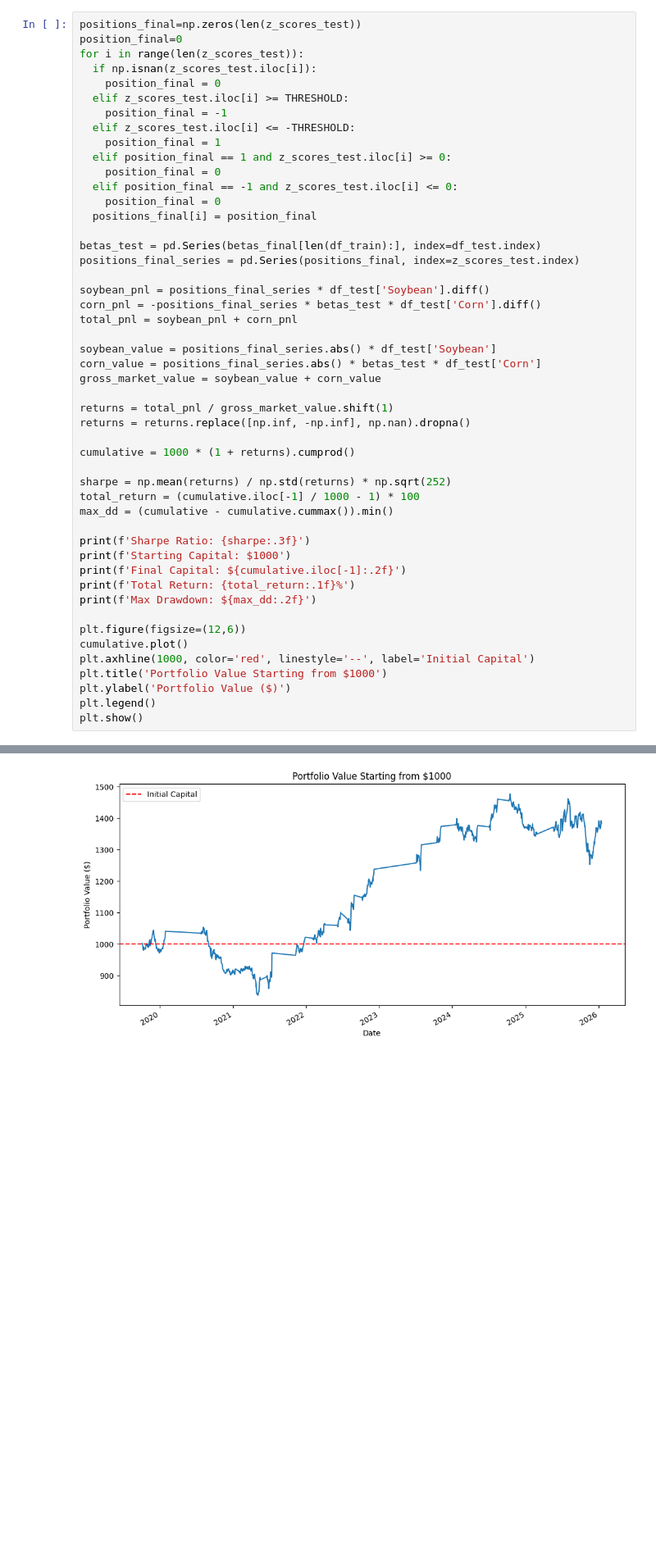
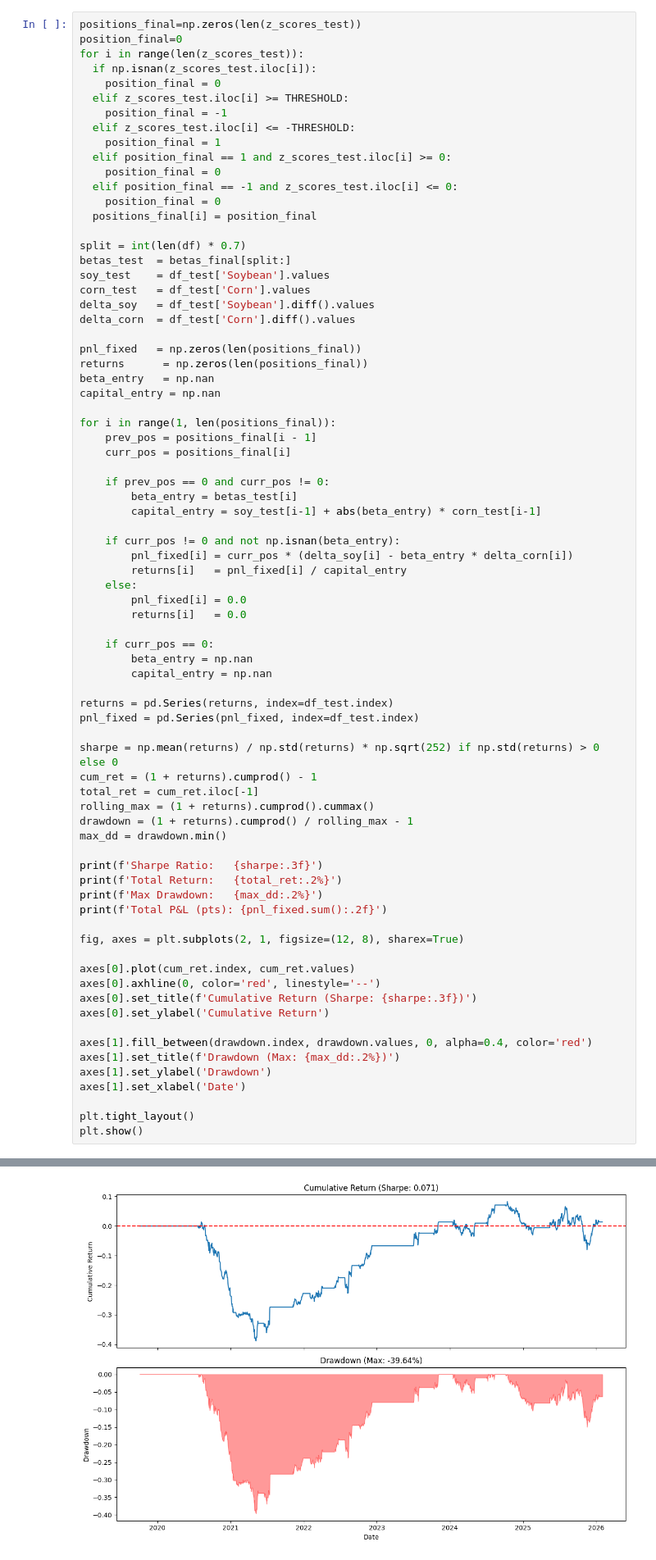
Before and after one commit to wiktorgrocholewski/Spring2026-TIC, a Jupyter notebook: 6_mean_reversion_strategy/strategy_Artem.ipynb, the cells around one changed output, grey strips where cells are left out. Shown at 82% size. Cells and saved outputs as stored; diff of their text form; blank space fills up the shorter version.

```diff
--- a/6_mean_reversion_strategy/strategy_Artem.ipynb
+++ b/6_mean_reversion_strategy/strategy_Artem.ipynb
@@ -343,37 +343,64 @@ for i in range(len(z_scores_test)):
     position_final = 0
   positions_final[i] = position_final
 
-betas_test = pd.Series(betas_final[len(df_train):], index=df_test.index)
-positions_final_series = pd.Series(positions_final, index=z_scores_test.index)
+split = int(len(df) * 0.7)
+betas_test  = betas_final[split:]
+soy_test    = df_test['Soybean'].values
+corn_test   = df_test['Corn'].values
+delta_soy   = df_test['Soybean'].diff().values
+delta_corn  = df_test['Corn'].diff().values
 
-soybean_pnl = positions_final_series * df_test['Soybean'].diff()
-corn_pnl = -positions_final_series * betas_test * df_test['Corn'].diff()
-total_pnl = soybean_pnl + corn_pnl
+pnl_fixed   = np.zeros(len(positions_final))
+returns      = np.zeros(len(positions_final))
+beta_entry   = np.nan
+capital_entry = np.nan
 
-soybean_value = positions_final_series.abs() * df_test['Soybean']
-corn_value = positions_final_series.abs() * betas_test * df_test['Corn']
-gross_market_value = soybean_value + corn_value
+for i in range(1, len(positions_final)):
+    prev_pos = positions_final[i - 1]
+    curr_pos = positions_final[i]
 
-returns = total_pnl / gross_market_value.shift(1)
-returns = returns.replace([np.inf, -np.inf], np.nan).dropna()
+    if prev_pos == 0 and curr_pos != 0:
+        beta_entry = betas_test[i]
+        capital_entry = soy_test[i-1] + abs(beta_entry) * corn_test[i-1]
 
-cumulative = 1000 * (1 + returns).cumprod()
+    if curr_pos != 0 and not np.isnan(beta_entry):
+        pnl_fixed[i] = curr_pos * (delta_soy[i] - beta_entry * delta_corn[i])
+        returns[i]   = pnl_fixed[i] / capital_entry
+    else:
+        pnl_fixed[i] = 0.0
+        returns[i]   = 0.0
 
-sharpe = np.mean(returns) / np.std(returns) * np.sqrt(252)
-total_return = (cumulative.iloc[-1] / 1000 - 1) * 100
-max_dd = (cumulative - cumulative.cummax()).min()
+    if curr_pos == 0:
+        beta_entry = np.nan
+        capital_entry = np.nan
 
-print(f'Sharpe Ratio: {sharpe:.3f}')
-print(f'Starting Capital: $1000')
-print(f'Final Capital: ${cumulative.iloc[-1]:.2f}')
-print(f'Total Return: {total_return:.1f}%')
-print(f'Max Drawdown: ${max_dd:.2f}')
+returns = pd.Series(returns, index=df_test.index)
+pnl_fixed = pd.Series(pnl_fixed, index=df_test.index)
 
-plt.figure(figsize=(12,6))
-cumulative.plot()
-plt.axhline(1000, color='red', linestyle='--', label='Initial Capital')
-plt.title('Portfolio Value Starting from $1000')
-plt.ylabel('Portfolio Value ($)')
-plt.legend()
+sharpe = np.mean(returns) / np.std(returns) * np.sqrt(252) if np.std(returns) > 0 else 0
+cum_ret = (1 + returns).cumprod() - 1
+total_ret = cum_ret.iloc[-1]
+rolling_max = (1 + returns).cumprod().cummax()
+drawdown = (1 + returns).cumprod() / rolling_max - 1
+max_dd = drawdown.min()
+
+print(f'Sharpe Ratio:   {sharpe:.3f}')
+print(f'Total Return:   {total_ret:.2%}')
+print(f'Max Drawdown:   {max_dd:.2%}')
+print(f'Total P&L (pts): {pnl_fixed.sum():.2f}')
+
+fig, axes = plt.subplots(2, 1, figsize=(12, 8), sharex=True)
+
+axes[0].plot(cum_ret.index, cum_ret.values)
+axes[0].axhline(0, color='red', linestyle='--')
+axes[0].set_title(f'Cumulative Return (Sharpe: {sharpe:.3f})')
+axes[0].set_ylabel('Cumulative Return')
+
+axes[1].fill_between(drawdown.index, drawdown.values, 0, alpha=0.4, color='red')
+axes[1].set_title(f'Drawdown (Max: {max_dd:.2%})')
+axes[1].set_ylabel('Drawdown')
+axes[1].set_xlabel('Date')
+
+plt.tight_layout()
 plt.show()
 # %% [output]
@@ -385 +411 @@ Max Drawdown: $-224.41
-[figure, old version]
+[figure, new version]
```
Also changed, not shown: parts of 5 cells of this notebook, 1 other file.
